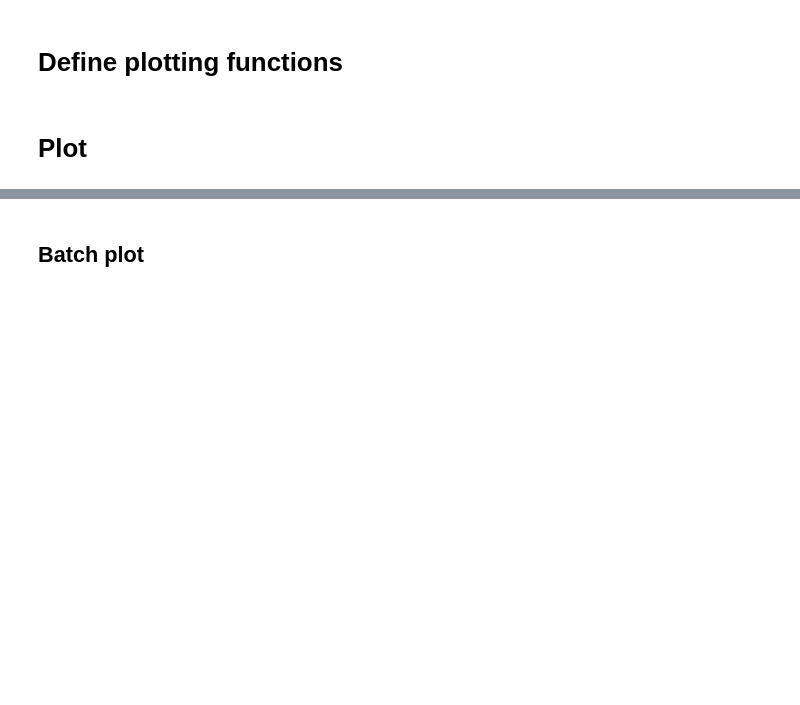
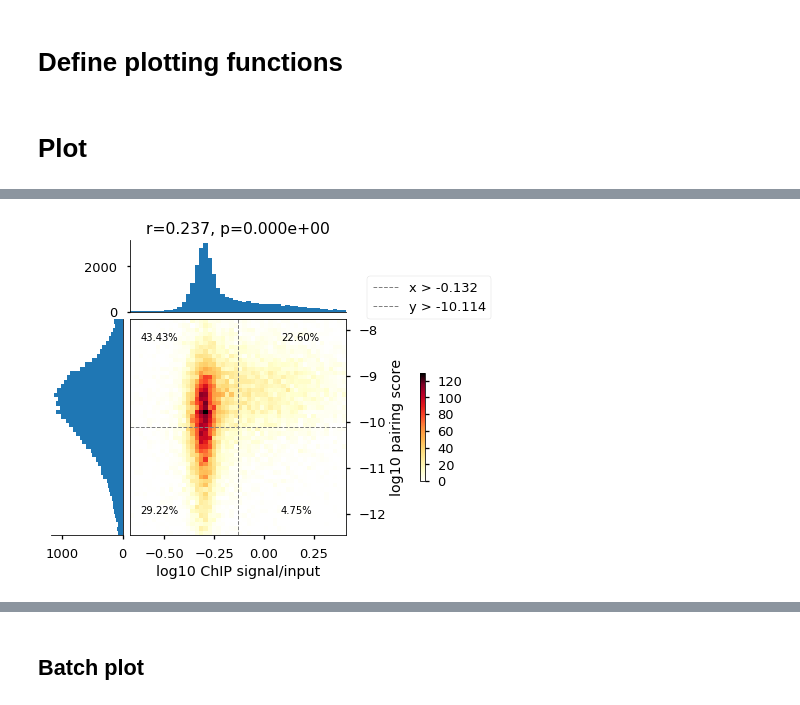
Before and after one commit to golobor/homolog-pairing, a Jupyter notebook: 2018-02-14-golden-plotter.ipynb, the cells around one changed output, grey strips where cells are left out. Cells and saved outputs as stored; diff of their text form; code cells hidden in the pictures; blank space fills up the shorter version.

```diff
--- a/2018-02-14-golden-plotter.ipynb
+++ b/2018-02-14-golden-plotter.ipynb
@@ -248,0 +271,6 @@ golden_plot(x,y, show_quadrants=True, x_quadrant=None, y_quadrant=None)
+# %%
+bw_path = '/net/levsha/share/lab/DrosophilaWulab/tracks/chip/bigwig/dm3/ChIP__2-3h_wt_Pol_II__Embryo__SunRushlow2015__VS__ChIP__2-3h_wt_Pol_II_input__Embryo__SunRushlow2015.fc.signal.bw'
+x,y = get_bin_data(bw_path=bw_path, pairing=pairing_JJ25_26, use_chrX=True)
+golden_plot(x,y, show_quadrants=True, x_quadrant=None, y_quadrant=None)
+# %% [output]
+[figure, added]
```
Also changed, not shown: parts of 12 cells of this notebook.
